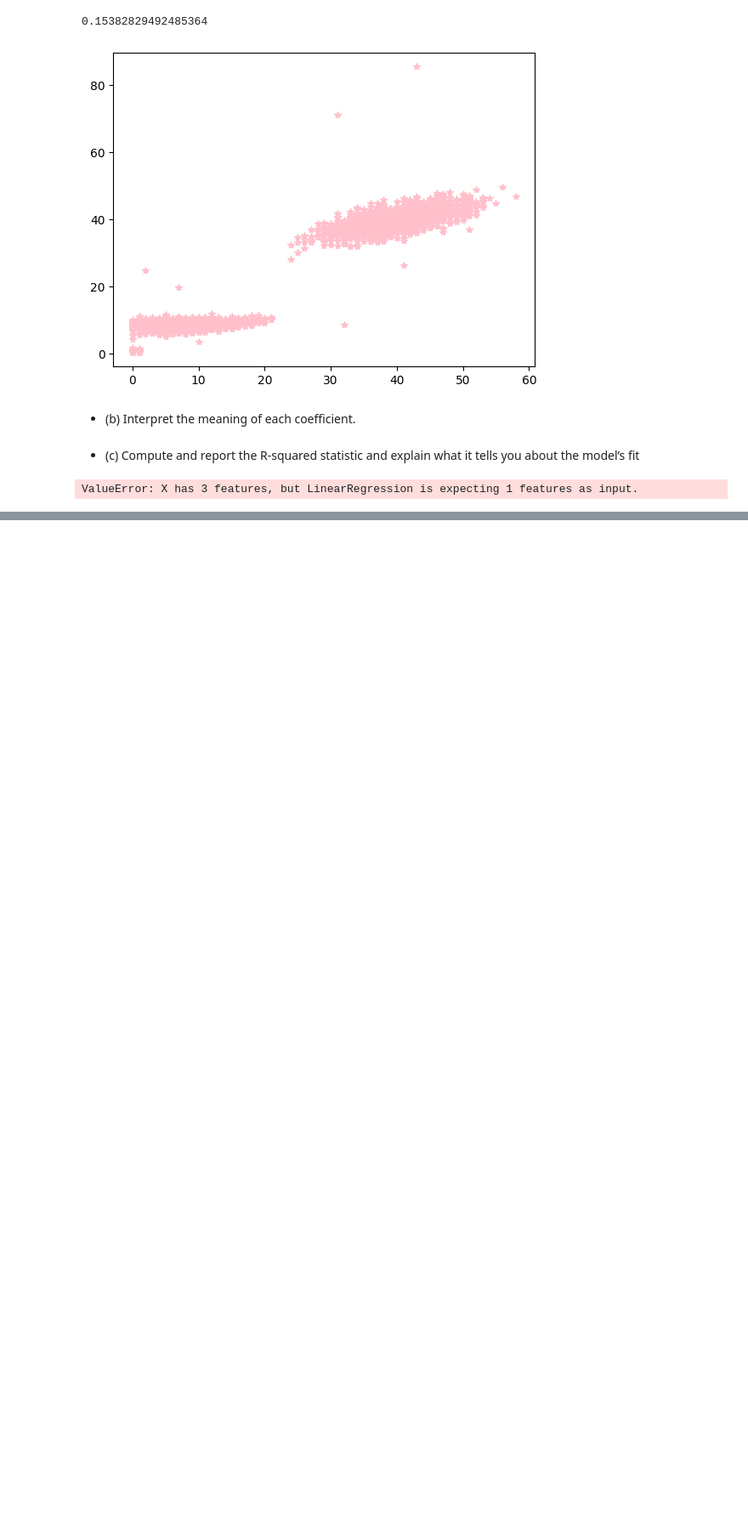
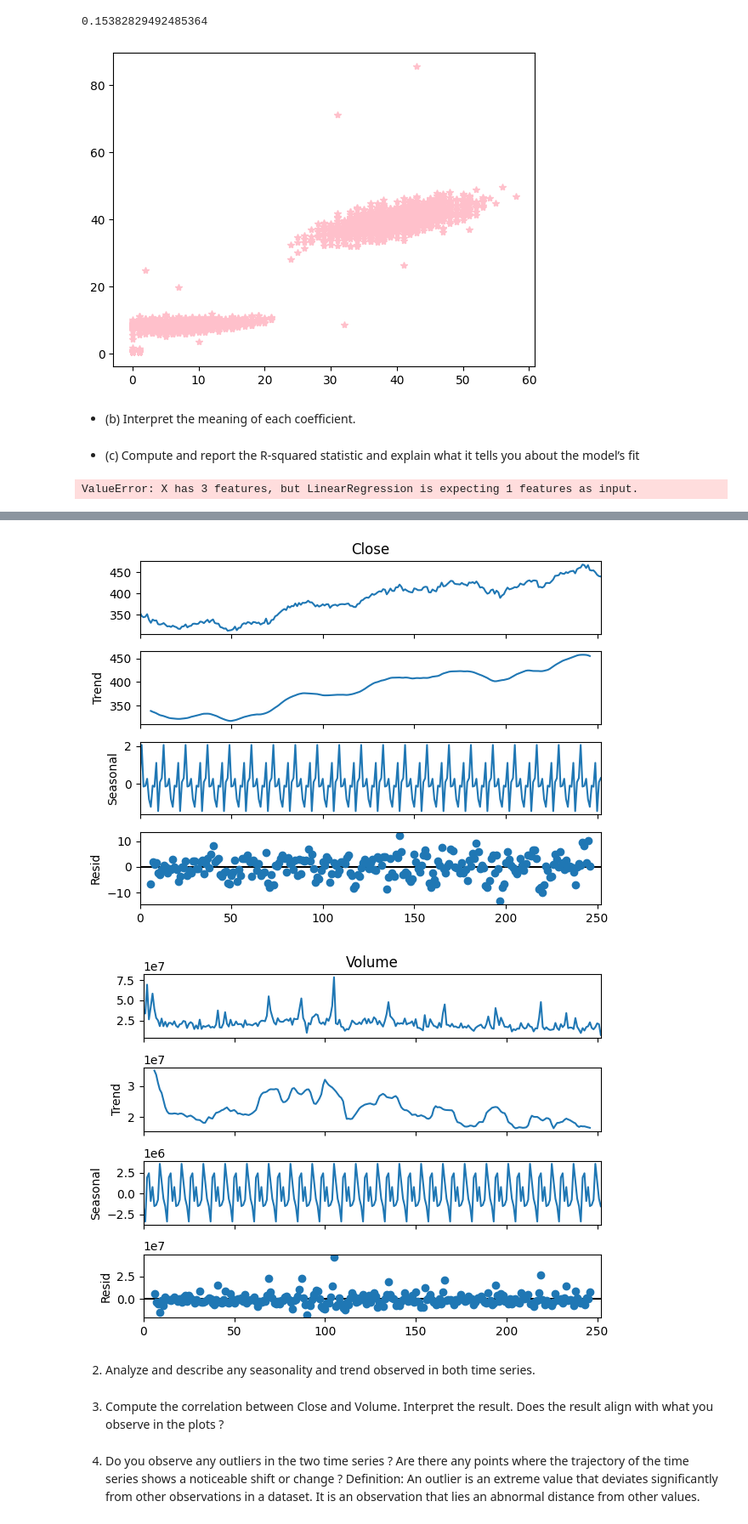
Before and after one commit to maramgueye/datascience_with_python, a Jupyter notebook: Final_Assessment_Gueye_Maram_studentID.ipynb, the cells around one changed output, grey strips where cells are left out. Shown at 85% size. Cells and saved outputs as stored; diff of their text form; code cells hidden in the pictures; blank space fills up the shorter version.

```diff
--- a/Final_Assessment_Gueye_Maram_studentID.ipynb
+++ b/Final_Assessment_Gueye_Maram_studentID.ipynb
@@ -322,0 +342,3 @@ ValueError: X has 3 features, but LinearRegression is expecting 1 features as in
+# %%
+data2=pd.read_csv('MSFT.csv')
+data2.head(5)
@@ -322,0 +352,20 @@ ValueError: X has 3 features, but LinearRegression is expecting 1 features as in
+# %%
+from statsmodels.tsa.seasonal import seasonal_decompose
+result_close = seasonal_decompose(data2['Close'], model='additive', period=12)
+result_close.plot()
+result_volume = seasonal_decompose(data2['Volume'], model='additive', period=12)
+result_volume.plot()
+plt.show()
+# %% [output]
+[figure, added]
+[figure, added]
+# %% [markdown]
+2. Analyze and describe any seasonality and trend observed in both time series.
+# %% [markdown]
+3. Compute the correlation between Close and Volume. Interpret the result. Does the result align with what
+you observe in the plots ?
+# %% [markdown]
+4. Do you observe any outliers in the two time series ? Are there any points where the trajectory of the time
+series shows a noticeable shift or change ?
+Definition: An outlier is an extreme value that deviates significantly from other observations in a dataset. It is
+an observation that lies an abnormal distance from other values.
```
Also changed, not shown: parts of 13 cells of this notebook.
